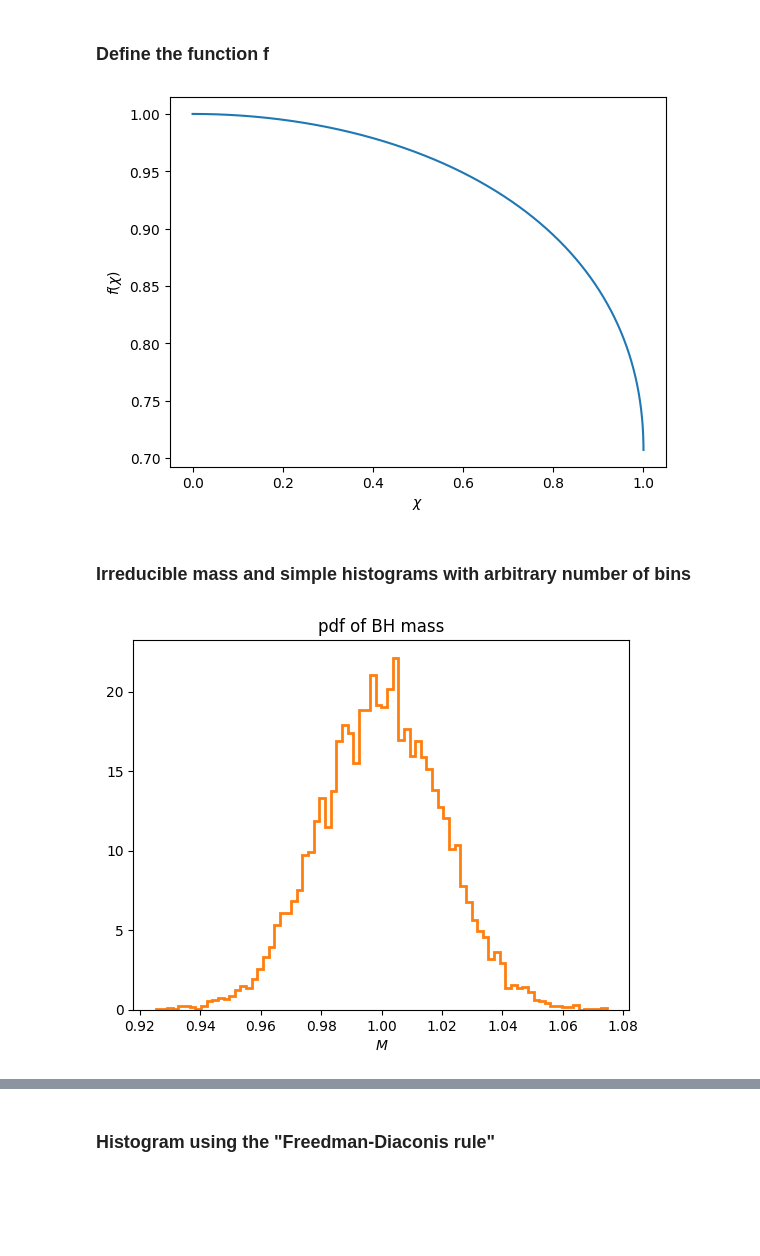
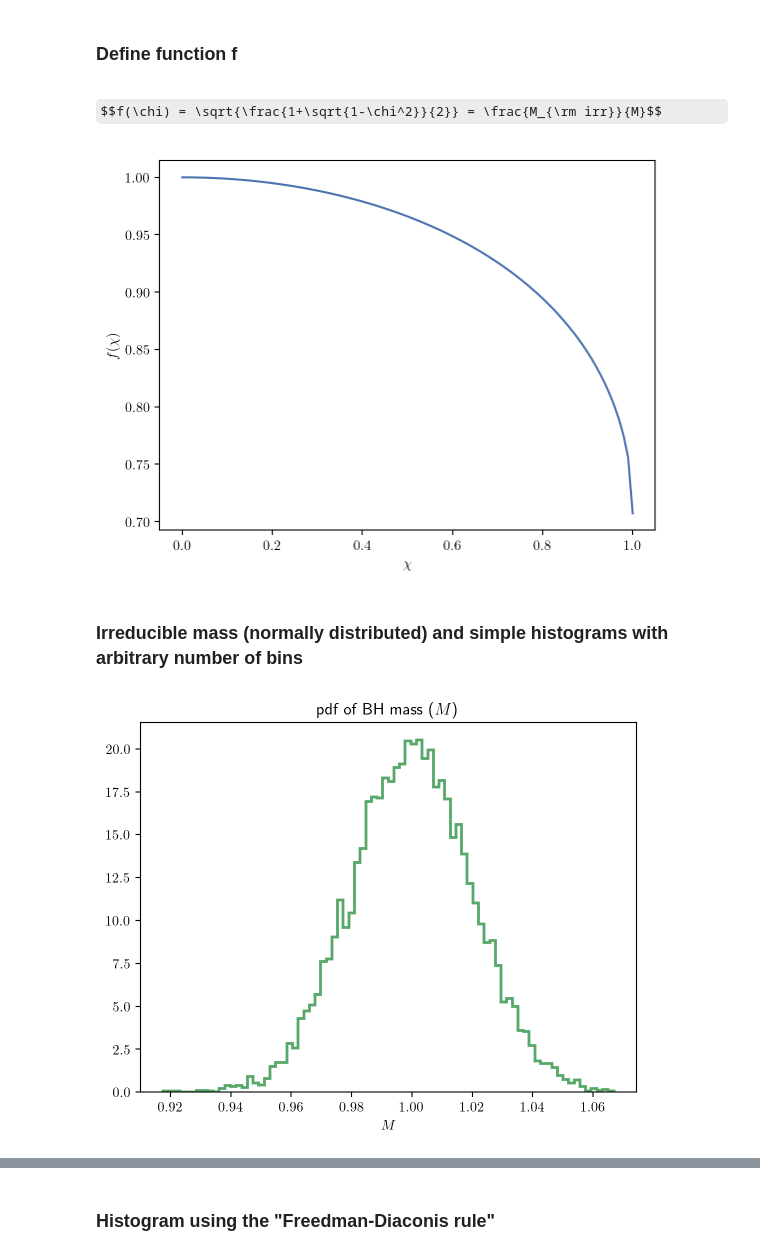
Before and after one commit to GiuliaConti/astrostatistics_bicocca_2024, a Jupyter notebook: working/E08_L07_IrreducibleMass.ipynb, the cells around one changed output, grey strips where cells are left out. Cells and saved outputs as stored; diff of their text form; code cells hidden in the pictures; some formulas as TeX source; blank space fills up the shorter version.

Commit message:
Conclusion of the exercise and small modifications for visual output

```diff
--- a/working/E08_L07_IrreducibleMass.ipynb
+++ b/working/E08_L07_IrreducibleMass.ipynb
@@ -1,26 +1,37 @@
 # %%
 import numpy as np
 import pylab as plt
+import scipy.stats as stats
 import scipy
-import scipy.stats as stats
+from tqdm import tqdm
+
 from scipy.stats import norm
 from scipy.stats import uniform
+
 from astroML import stats as astroMLstats
 from sklearn.neighbors import KernelDensity
+
+plt.style.use('seaborn-v0_8-deep')
+plt.rc('text', usetex=True)
+%matplotlib inline
+%config InlineBackend.figure_format='retina'
 # %%
 random_state = np.random.RandomState(seed=22)
 # %% [markdown]
-### Define the function f
+### Define function f
+# %% [markdown]
+$$f(\chi) = \sqrt{\frac{1+\sqrt{1-\chi^2}}{2}} = \frac{M_{\rm irr}}{M}$$
 # %%
 def f_ (chi):
     return np.sqrt( (1 + np.sqrt(1-chi**2)) / 2)
 # %%
-plt.plot(np.linspace(0,1,10000),f_(np.linspace(0,1,10000)));
+x_grid_ = np.linspace(0,1,100)
+plt.plot(x_grid_,f_(x_grid_));
 plt.xlabel(r'$\chi$')
 plt.ylabel(r'$f(\chi)$');
 # %% [output]
-[figure, old version]
+[figure, new version]
 # %% [markdown]
-### Irreducible mass and simple histograms with arbitrary number of bins
+### Irreducible mass (normally distributed) and simple histograms with arbitrary number of bins
 # %%
 mean = 1
@@ -32,13 +43,13 @@ uniform_chi = uniform(0,1)
 # %%
 M = gauss_M.rvs(size=N)
 chi = uniform_chi.rvs(size=N)
 
 plt.hist(M,density=True,histtype='step',bins=80,lw=2,color='C1')
 plt.xlabel('$M$')
-plt.title('pdf of BH mass')
+plt.title('pdf of BH mass ($M$)')
 plt.show()
 # %% [output]
-[figure, old version]
+[figure, new version]
 # %%
 M_irr = f_(chi) * M
 
```
Also changed, not shown: parts of 13 cells of this notebook, 1 other file.
